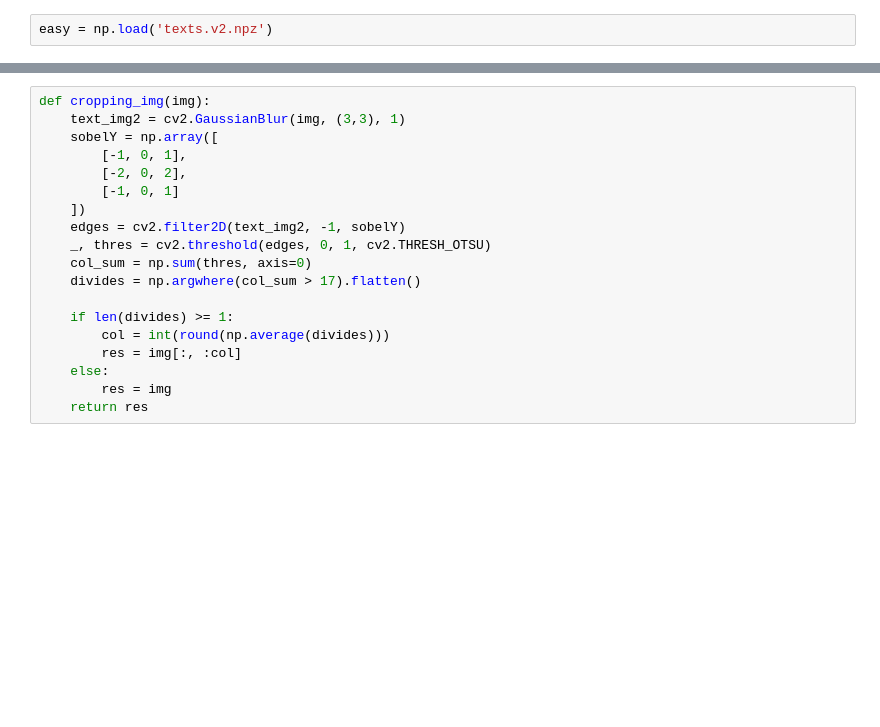
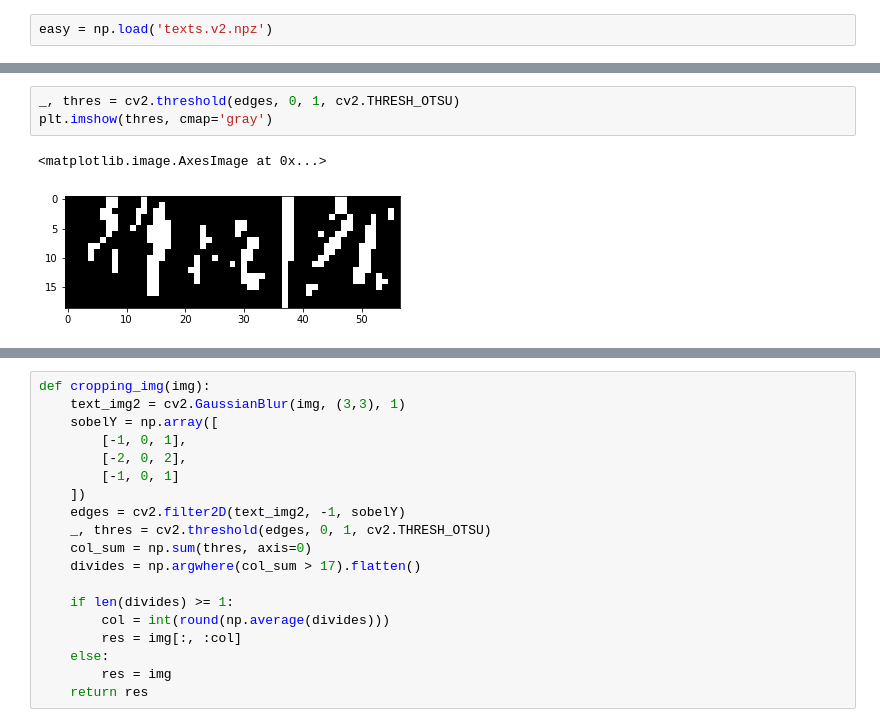
Before and after one commit to SpiritedAwayCN/Cracking-12306, a Jupyter notebook: text/text_image_exploring.ipynb, the cells around one changed output, grey strips where cells are left out. Drawn from its saved outputs; the diff is of its cells as text; blank space fills up the shorter version.

```diff
--- a/text/text_image_exploring.ipynb
+++ b/text/text_image_exploring.ipynb
@@ -24,0 +54,6 @@ print(easy['labels'][85])
+# %%
+_, thres = cv2.threshold(edges, 0, 1, cv2.THRESH_OTSU)
+plt.imshow(thres, cmap='gray')
+# %% [output]
+<matplotlib.image.AxesImage at 0x...>
+[figure, added]
```
Also changed, not shown: parts of 13 cells of this notebook.
